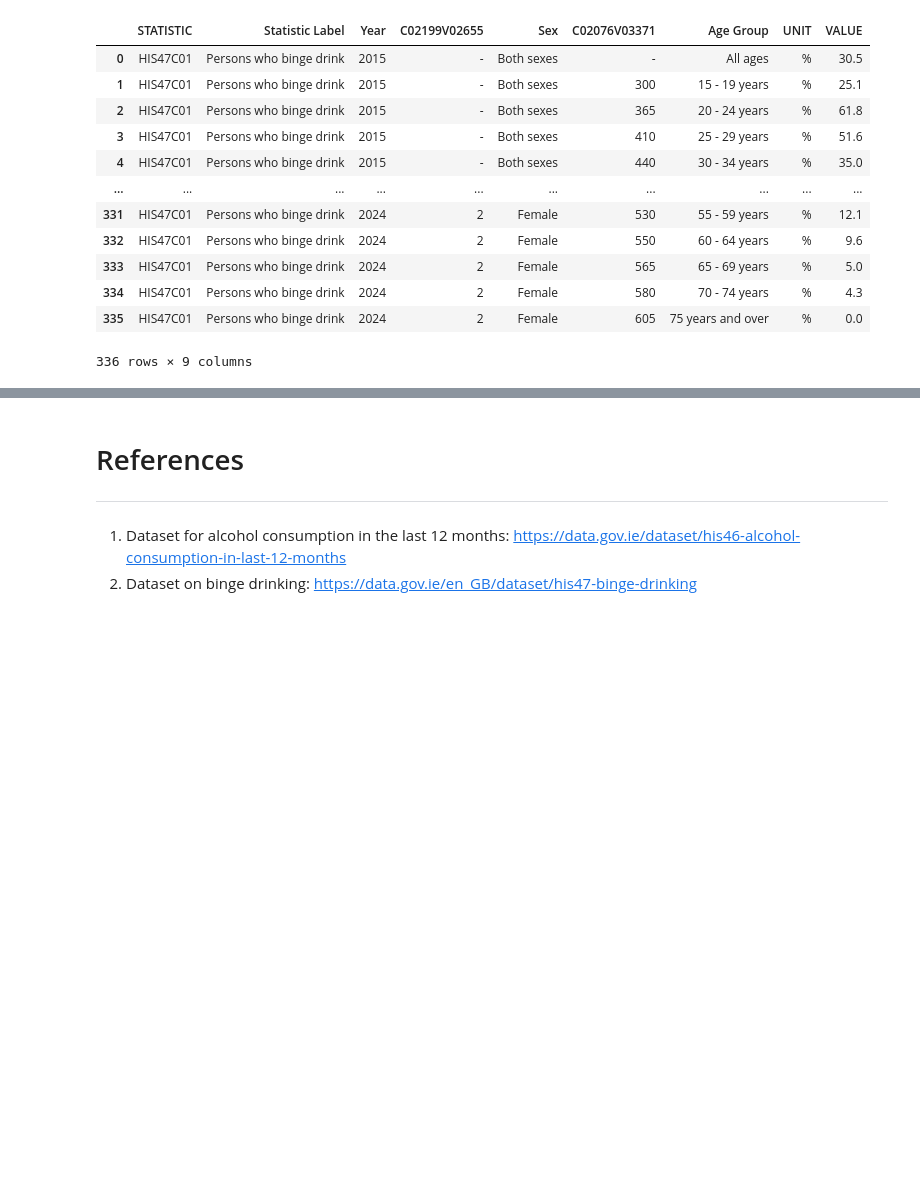
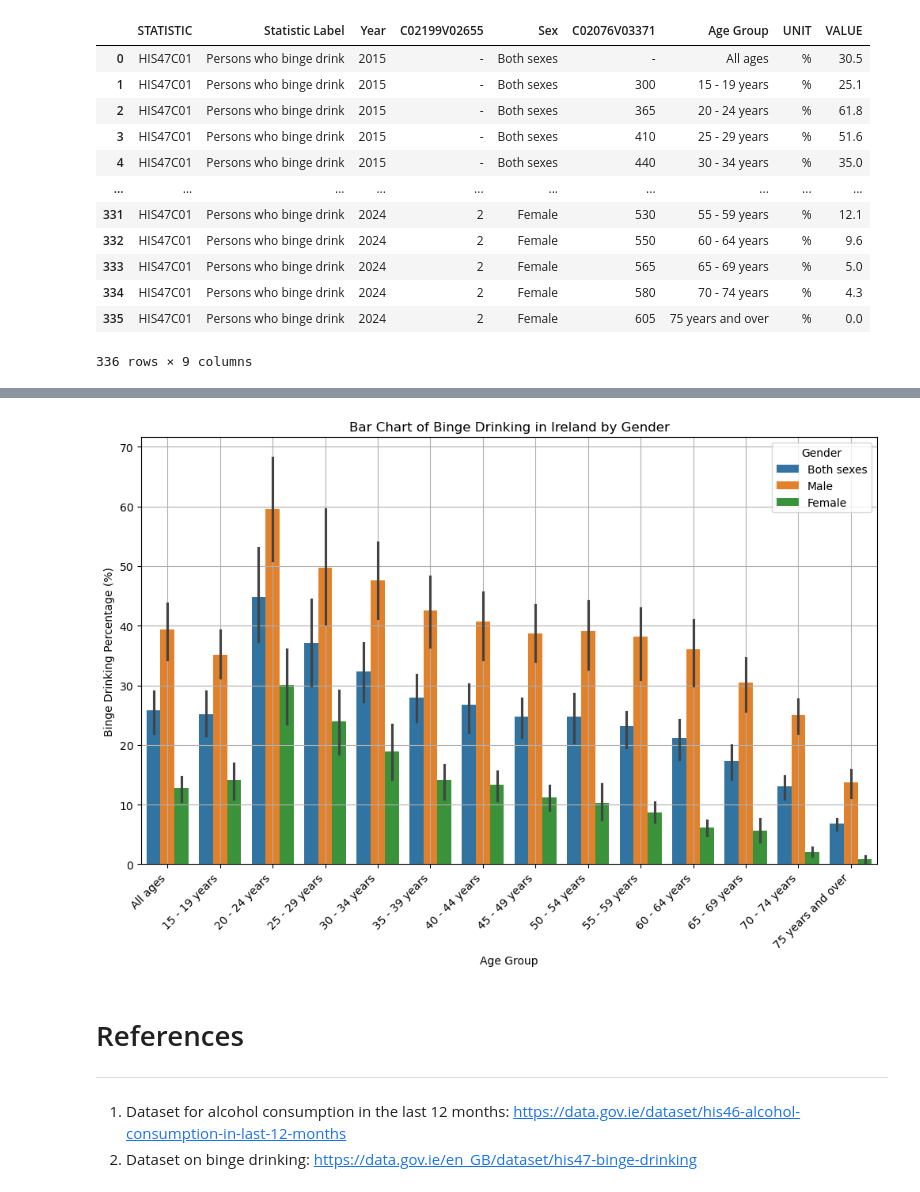
Before and after one commit to Sxnds01/PFDA-project, a Jupyter notebook: project.ipynb, the cells around one changed output, grey strips where cells are left out. Saved outputs shown, nothing was run; the diff lists cells and outputs as text; code cells hidden in the pictures; blank space fills up the shorter version.

```diff
--- a/project.ipynb
+++ b/project.ipynb
@@ -88,3 +119,18 @@ df2.drop(columns=['TLIST(A1)'])
+# %%
+plt.figure(figsize=(12, 7))
+sns.barplot(data=df2, x="Age Group", y="VALUE", hue="Sex")
+
+plt.title("Bar Chart of Binge Drinking in Ireland by Gender")
+plt.xlabel("Age Group")
+plt.ylabel("Binge Drinking Percentage (%)")
+plt.legend(title="Gender")
+plt.xticks(rotation=45, ha="right")
+plt.grid(True)
+
+# Show the plot
+plt.show()
+# %% [output]
+[figure, added]
 # %% [markdown]
 # References
 ---
```
Also changed, not shown: parts of 2 cells of this notebook.
